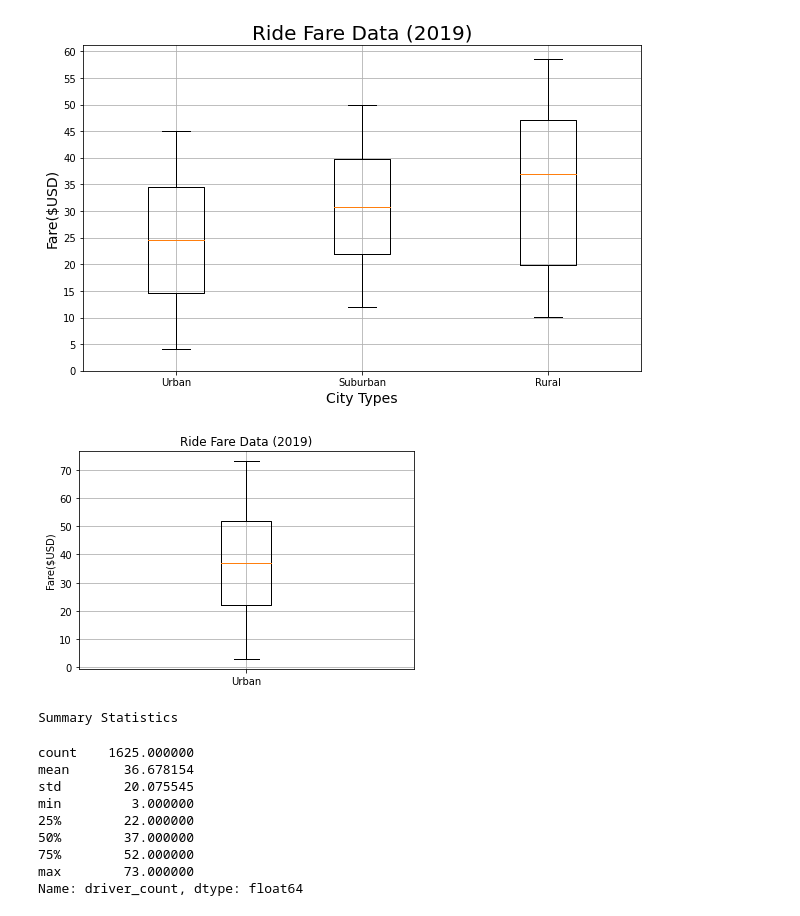
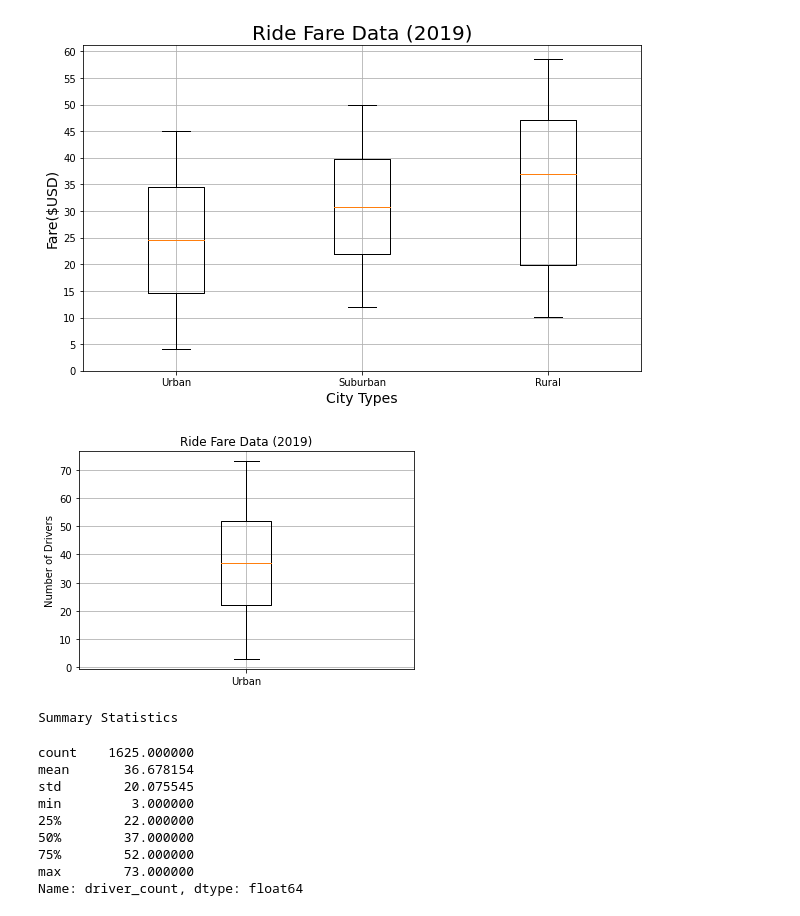
Before and after one commit to luisnewmanh/PyBer_Analysis, a Jupyter notebook: PyBer.ipynb, the cells around one changed output. Saved outputs shown, nothing was run; the diff lists cells and outputs as text; code cells hidden in the pictures.

```diff
--- a/PyBer.ipynb
+++ b/PyBer.ipynb
@@ -665,20 +665,20 @@ plt.show()
 # %%
 #Create box-and-whisker plots that visualize each of the following to determine if there are any outliers:
 ##The number of drivers for each city type.
 # Create a box-and-whisker plot for the urban driver data.
 x_labels = ["Urban"]
 fig, ax = plt.subplots()
 ax.boxplot(urban_drivers, labels=x_labels)
 # Add the title, y-axis label and grid.
 ax.set_title('Ride Fare Data (2019)')
-ax.set_ylabel('Fare($USD)')
+ax.set_ylabel('Number of Drivers')
 ax.set_yticks(np.arange(0, 80, step=10.0))
 ax.grid()
 plt.show()
 print("Summary Statistics")
 urban_drivers.describe()
 # %% [output]
-[figure, old version]
+[figure, new version]
 Summary Statistics
 count    1625.000000
 mean       36.678154
```
Also changed, not shown: parts of 8 cells of this notebook, 2 other files.
